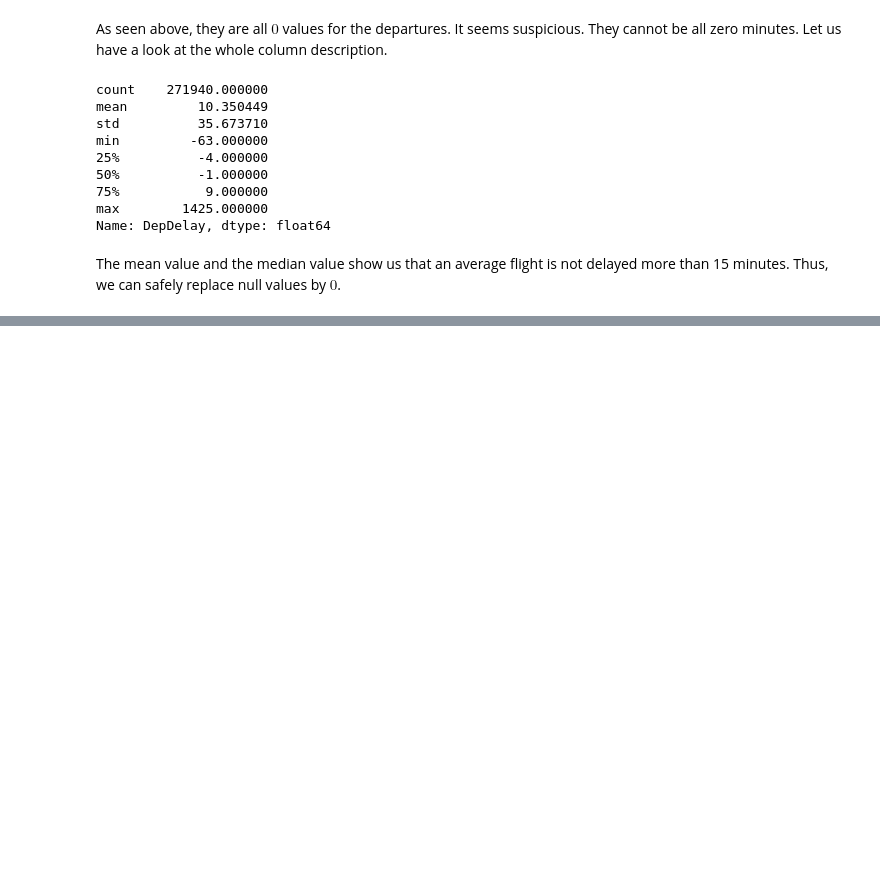
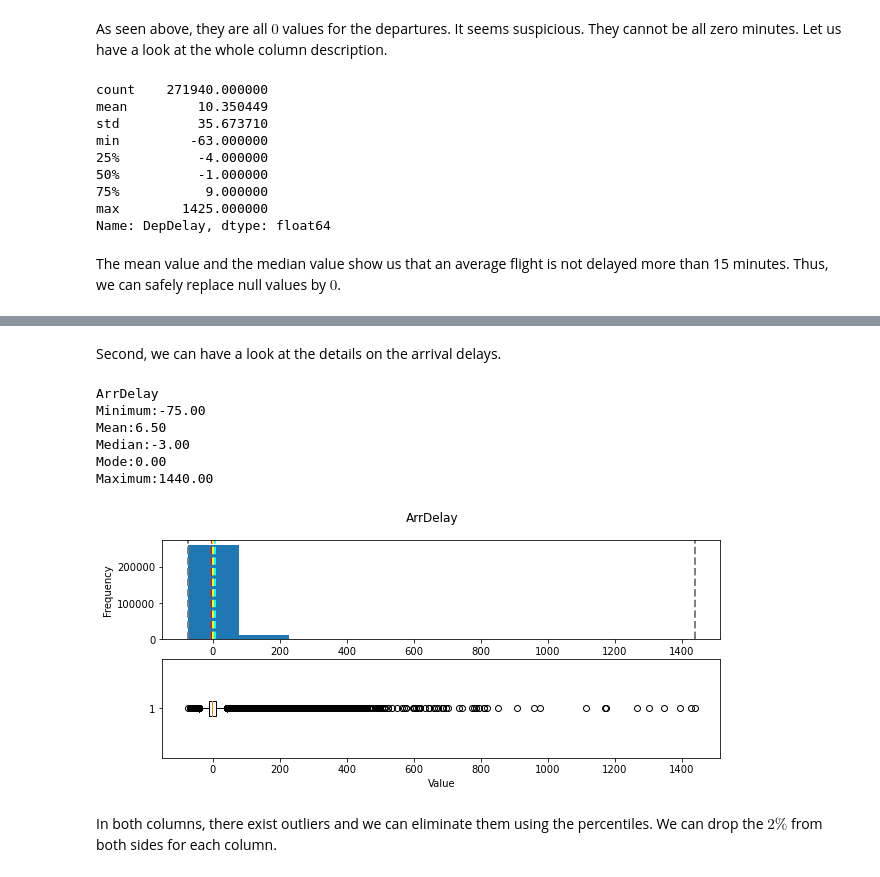
Before and after one commit to utkukrc/dataSciencePortfolio, a Jupyter notebook: flight_analysis.ipynb, the cells around one changed output, grey strips where cells are left out. Drawn from its saved outputs; the diff is of its cells as text; code cells hidden in the pictures; blank space fills up the shorter version.

```diff
--- a/flight_analysis.ipynb
+++ b/flight_analysis.ipynb
@@ -117,0 +175,14 @@ There exists no null values in our data set. Now, we can move on to the explorin
+# %% [markdown]
+Second, we can have a look at the details on the arrival delays.
+# %%
+information(flights['ArrDelay'])
+# %% [output]
+ArrDelay
+Minimum:-75.00
+Mean:6.50
+Median:-3.00
+Mode:0.00
+Maximum:1440.00
+[figure, added]
+# %% [markdown]
+In both columns, there exist outliers and we can eliminate them using the percentiles. We can drop the $2\%$ from both sides for each column.
```
Also changed, not shown: parts of 9 cells of this notebook.
